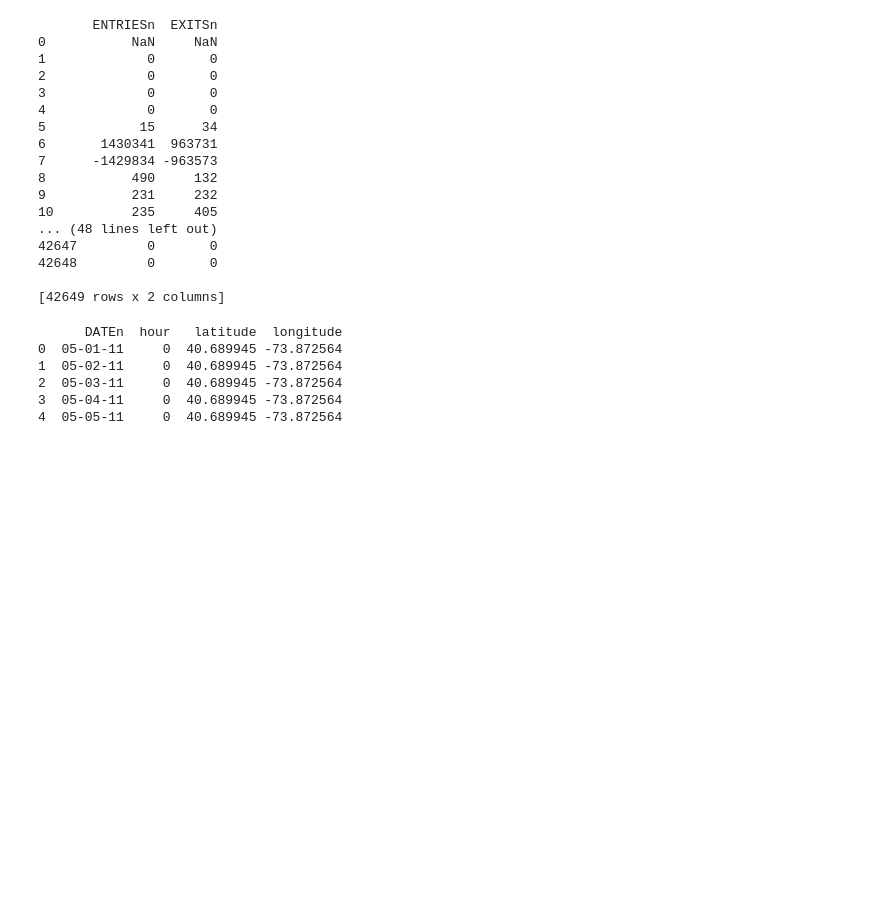
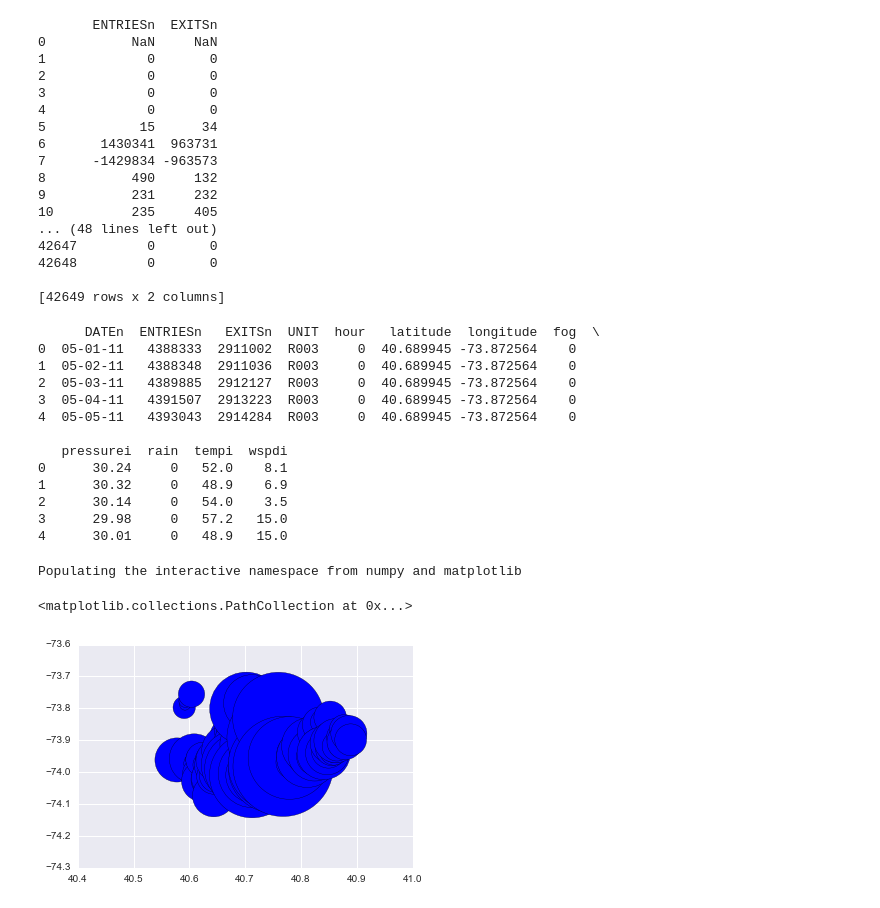
Before and after one commit to vsmalladi/udacity, a Jupyter notebook: intro_to_data_analysis/lesson_3/L3.ipynb, the cells around one changed output. Cells and saved outputs as stored; diff of their text form; code cells hidden in the pictures; blank space fills up the shorter version.

Commit message:
Quiz 13.

```diff
--- a/intro_to_data_analysis/lesson_3/L3.ipynb
+++ b/intro_to_data_analysis/lesson_3/L3.ipynb
@@ -419,13 +419,36 @@ def combine_dfs(subway_df, weather_df):
     and return a single dataframe with one row for each date, hour, and location. Only include
     times and locations that have both subway data and weather data available.
     '''
-    return pd.merge(subway_df,weather_df,how="inner", on=["DATEn","hour","latitude","longitude"])[["DATEn","hour","latitude","longitude"]]
+    return pd.merge(subway_df,weather_df,how="inner", on=["DATEn","hour","latitude","longitude"])
 
 print combine_dfs(subway_df, weather_df).head()
 # %% [output]
-      DATEn  hour   latitude  longitude
-0  05-01-11     0  40.689945 -73.872564
-1  05-02-11     0  40.689945 -73.872564
-2  05-03-11     0  40.689945 -73.872564
-3  05-04-11     0  40.689945 -73.872564
-4  05-05-11     0  40.689945 -73.872564
+      DATEn  ENTRIESn   EXITSn  UNIT  hour   latitude  longitude  fog  \
+0  05-01-11   4388333  2911002  R003     0  40.689945 -73.872564    0
+1  05-02-11   4388348  2911036  R003     0  40.689945 -73.872564    0
+2  05-03-11   4389885  2912127  R003     0  40.689945 -73.872564    0
+3  05-04-11   4391507  2913223  R003     0  40.689945 -73.872564    0
+4  05-05-11   4393043  2914284  R003     0  40.689945 -73.872564    0
+
+   pressurei  rain  tempi  wspdi
+0      30.24     0   52.0    8.1
+1      30.32     0   48.9    6.9
+2      30.14     0   54.0    3.5
+3      29.98     0   57.2   15.0
+4      30.01     0   48.9   15.0
+# %%
+# Quiz 13
+%pylab inline
+import matplotlib.pyplot as plt
+import seaborn as sns
+
+filename = 'nyc_subway_weather.csv'
+subway_df = pd.read_csv(filename)
+
+## Make a scatterplot of data using longitude and latitude
+subway_df_loc = subway_df.groupby(['latitude','longitude'], as_index=False).mean()
+plt.scatter(subway_df_loc['latitude'],subway_df_loc['longitude'],s=subway_df_loc['ENTRIESn_hourly'])
+# %% [output]
+Populating the interactive namespace from numpy and matplotlib
+<matplotlib.collections.PathCollection at 0x...>
+[figure, added]
```
